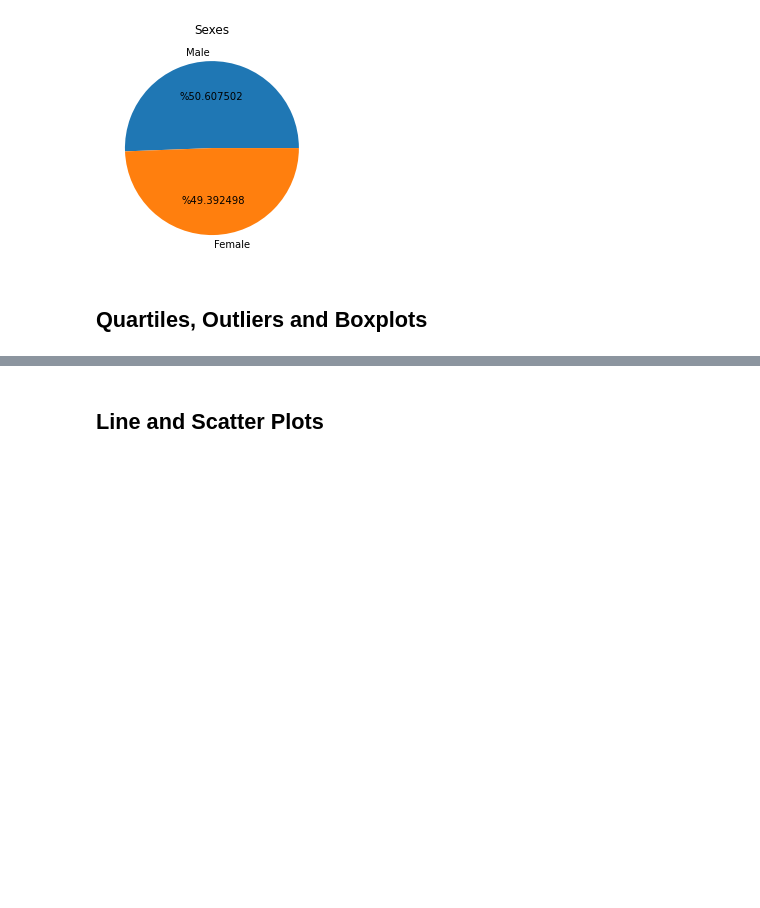
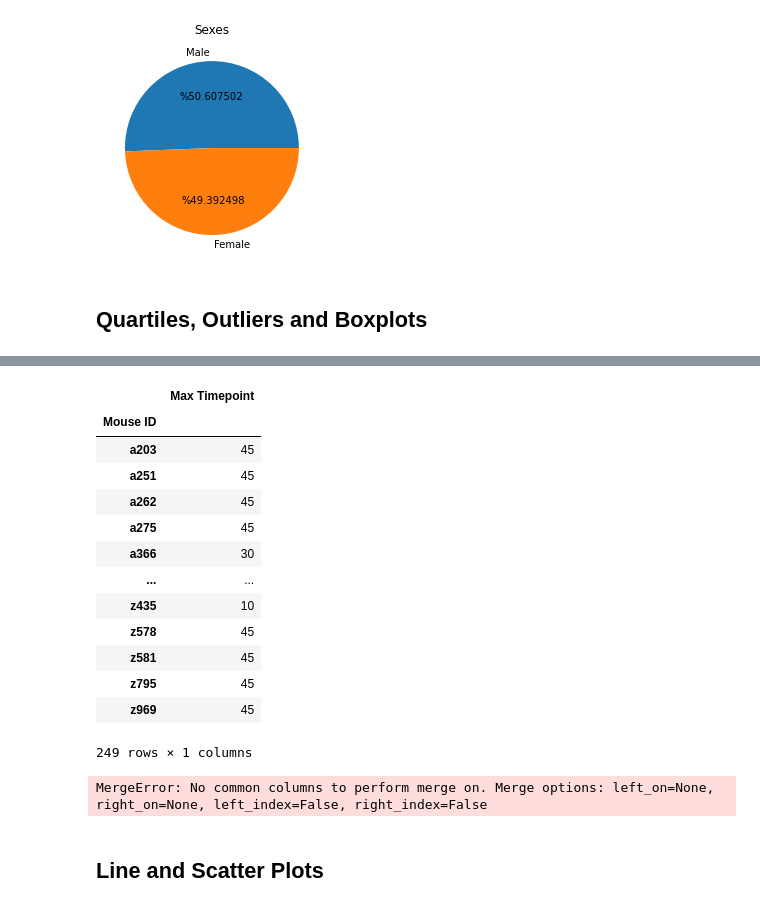
Before and after one commit to E-Weber/matplotlib-challenge, a Jupyter notebook: Instructions/Pymaceuticals/pymaceuticals_starter.ipynb, the cells around one changed output, grey strips where cells are left out. Drawn from its saved outputs; the diff is of its cells as text; code cells hidden in the pictures; blank space fills up the shorter version.

```diff
--- a/Instructions/Pymaceuticals/pymaceuticals_starter.ipynb
+++ b/Instructions/Pymaceuticals/pymaceuticals_starter.ipynb
@@ -388,0 +386,5 @@ plt.show()
+# %%
+# Start by getting the last (greatest) timepoint for each mouse
+
+last_tp_df = combined_df.groupby('Mouse ID')
+last_tp_df
@@ -388,0 +393,3 @@ plt.show()
+# %%
+all_tp_df = last_tp_df['Timepoint'].max()
+all_tp_df
@@ -389,3 +410,27 @@ plt.show()
+# %%
+max_df = pd.DataFrame({'Max Timepoint':all_tp_df})
+max_df
+# %% [output]
+|  | Max Timepoint |
+| Mouse ID |  |
+| a203 | 45 |
+| a251 | 45 |
+| a262 | 45 |
+| a275 | 45 |
+| a366 | 30 |
+| ... | ... |
+| z435 | 10 |
+| z578 | 45 |
+| z581 | 45 |
+| z795 | 45 |
+| z969 | 45 |
+249 rows × 1 columns
+# %%
+# Merge this group df with the original dataframe to get the tumor volume at the last timepoint
+full_data = pd.merge(combined_df,max_df)
+full_data.head()
+# %% [output]
+MergeError: No common columns to perform merge on. Merge options: left_on=None, right_on=None, left_index=False, right_index=False
 # %%
 # Put treatments into a list for for loop (and later for plot labels)
 
```
Also changed, not shown: parts of 3 cells of this notebook.
